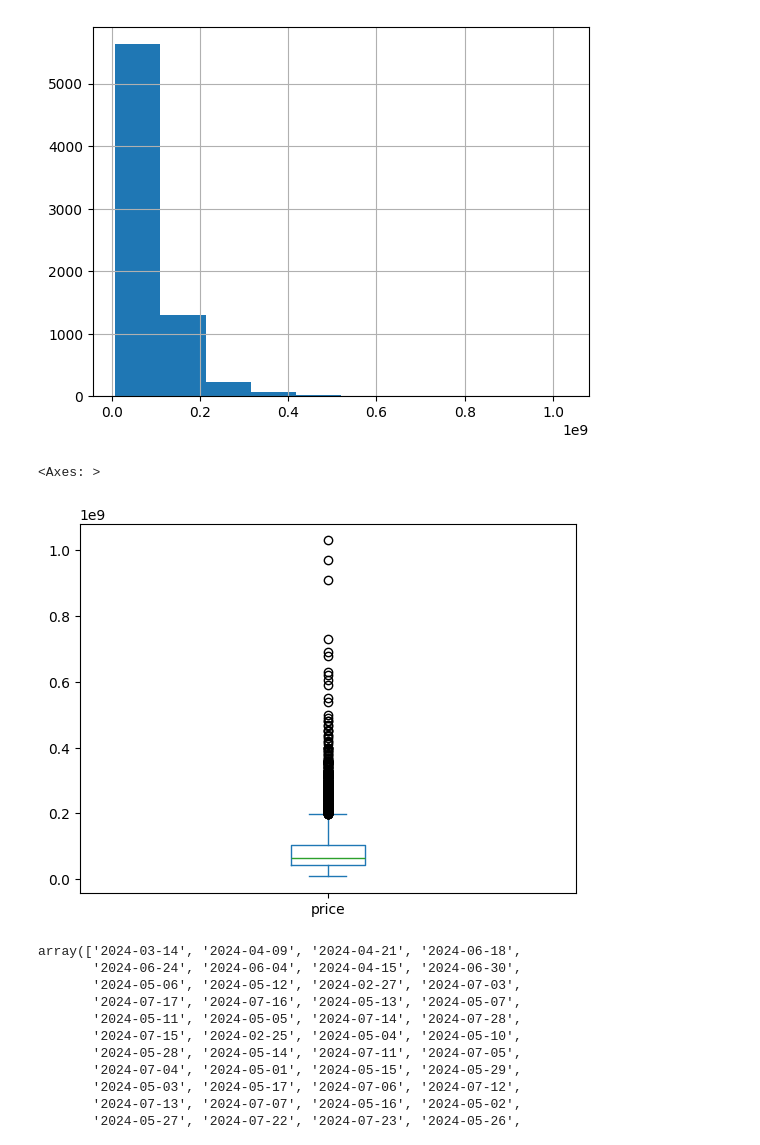
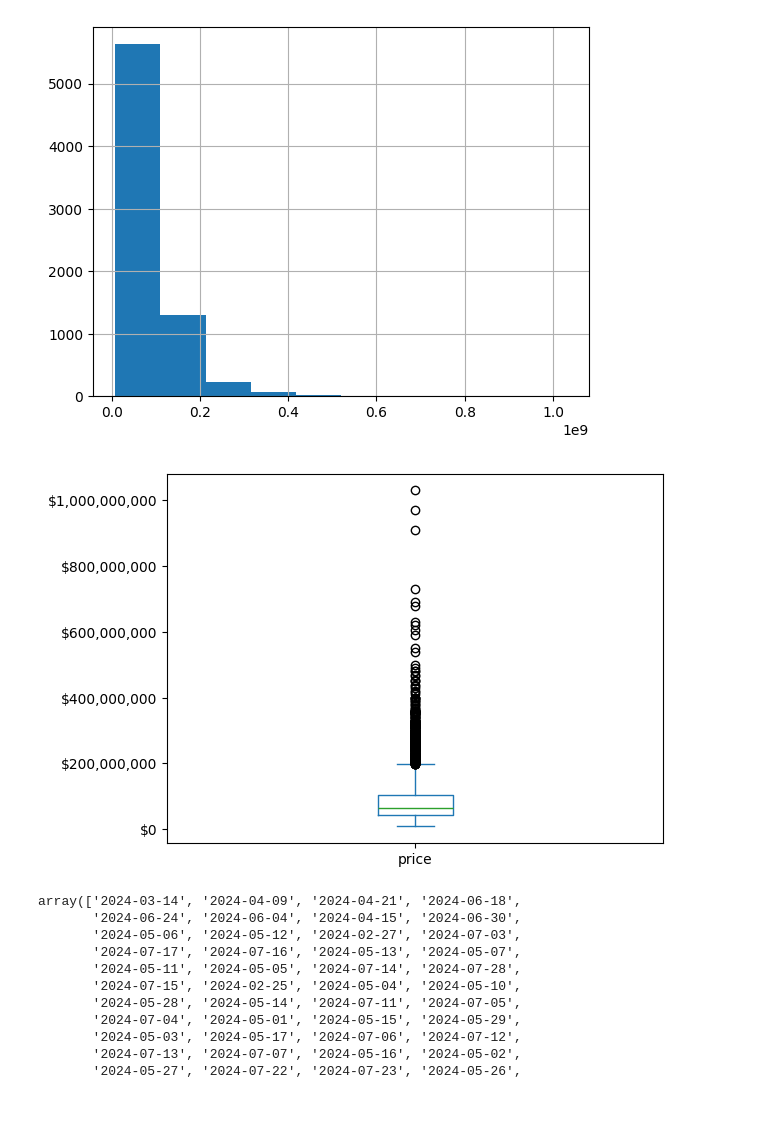
Before and after one commit to Wilmar3752/python_basic_ds_course, a Jupyter notebook: notebooks/2.eda.ipynb, the cells around one changed output. Cells and saved outputs as stored; diff of their text form; code cells hidden in the pictures; blank space fills up the shorter version.

```diff
--- a/notebooks/2.eda.ipynb
+++ b/notebooks/2.eda.ipynb
@@ -97,10 +99,11 @@ data['price'].hist()
 <Axes: >
 [figure]
 # %%
-data['price'].plot(kind='box')
+ax = data['price'].plot(kind='box')
+ax.yaxis.set_major_formatter(mticker.StrMethodFormatter('${x:,.0f}'))
+plt.show()
 # %% [output]
-<Axes: >
-[figure, old version]
+[figure, new version]
 # %%
 data['_created'].unique()
 # %% [output]
```
Also changed, not shown: parts of 28 cells of this notebook, 7 other files.
